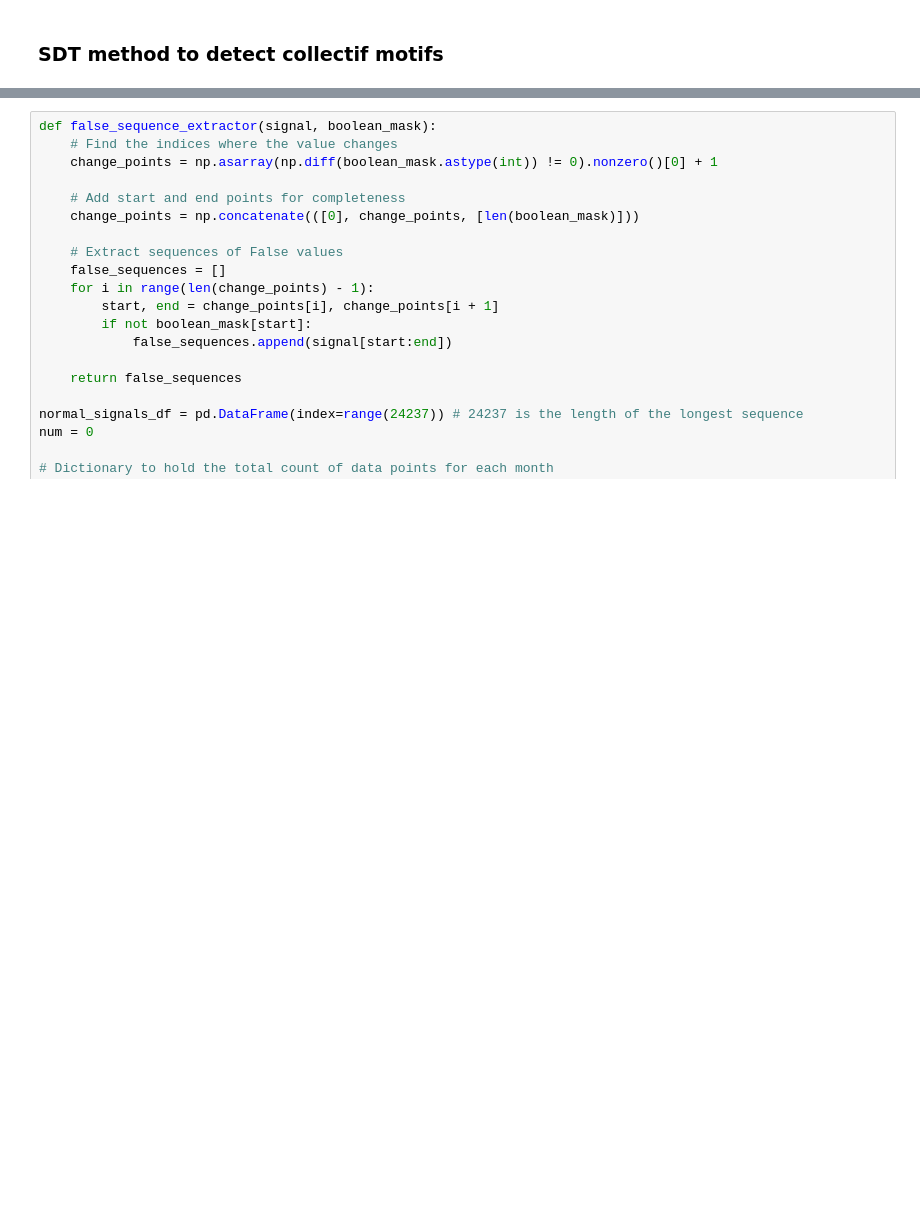
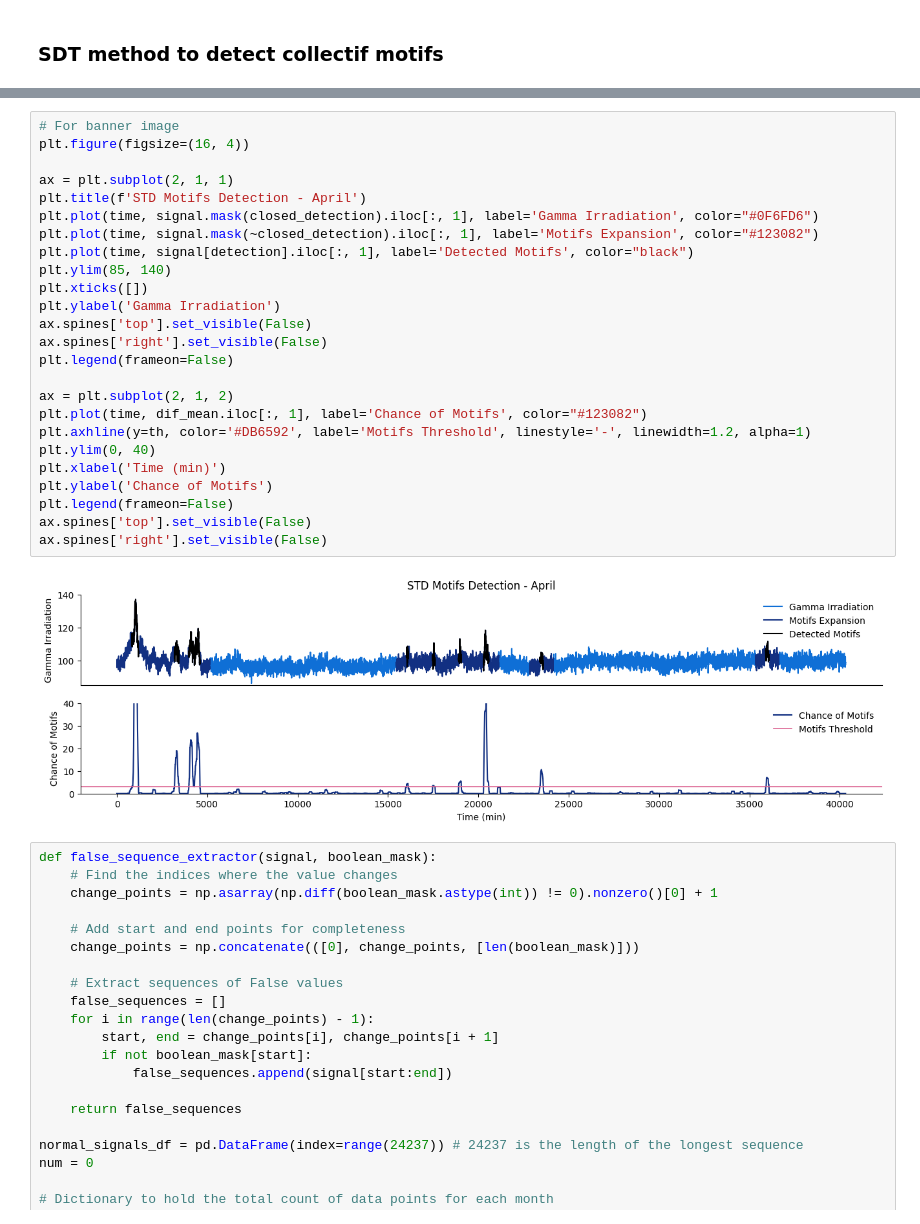
Before and after one commit to LucasTramonte/Radiological-pollution-monitoring-anomaly-detection, a Jupyter notebook: main.ipynb, the cells around one changed output, grey strips where cells are left out. Cells and saved outputs as stored; diff of their text form; blank space fills up the shorter version.

Commit message:
banner plots

```diff
--- a/main.ipynb
+++ b/main.ipynb
@@ -281,6 +282,33 @@ plt.show()
 [figure]
 [figure]
 [figure]
+# %%
+# For banner image
+plt.figure(figsize=(16, 4))
+
+ax = plt.subplot(2, 1, 1)
+plt.title(f'STD Motifs Detection - April')
+plt.plot(time, signal.mask(closed_detection).iloc[:, 1], label='Gamma Irradiation', color="#0F6FD6")
+plt.plot(time, signal.mask(~closed_detection).iloc[:, 1], label='Motifs Expansion', color="#123082")
+plt.plot(time, signal[detection].iloc[:, 1], label='Detected Motifs', color="black")
+plt.ylim(85, 140)
+plt.xticks([])
+plt.ylabel('Gamma Irradiation')
+ax.spines['top'].set_visible(False)
+ax.spines['right'].set_visible(False)
+plt.legend(frameon=False)
+
+ax = plt.subplot(2, 1, 2)
+plt.plot(time, dif_mean.iloc[:, 1], label='Chance of Motifs', color="#123082")
+plt.axhline(y=th, color='#DB6592', label='Motifs Threshold', linestyle='-', linewidth=1.2, alpha=1)
+plt.ylim(0, 40)
+plt.xlabel('Time (min)')
+plt.ylabel('Chance of Motifs')
+plt.legend(frameon=False)
+ax.spines['top'].set_visible(False)
+ax.spines['right'].set_visible(False)
+# %% [output]
+[figure, added]
 # %%
 def false_sequence_extractor(signal, boolean_mask):
     # Find the indices where the value changes
```
Also changed, not shown: parts of 2 cells of this notebook, 3 other files.
